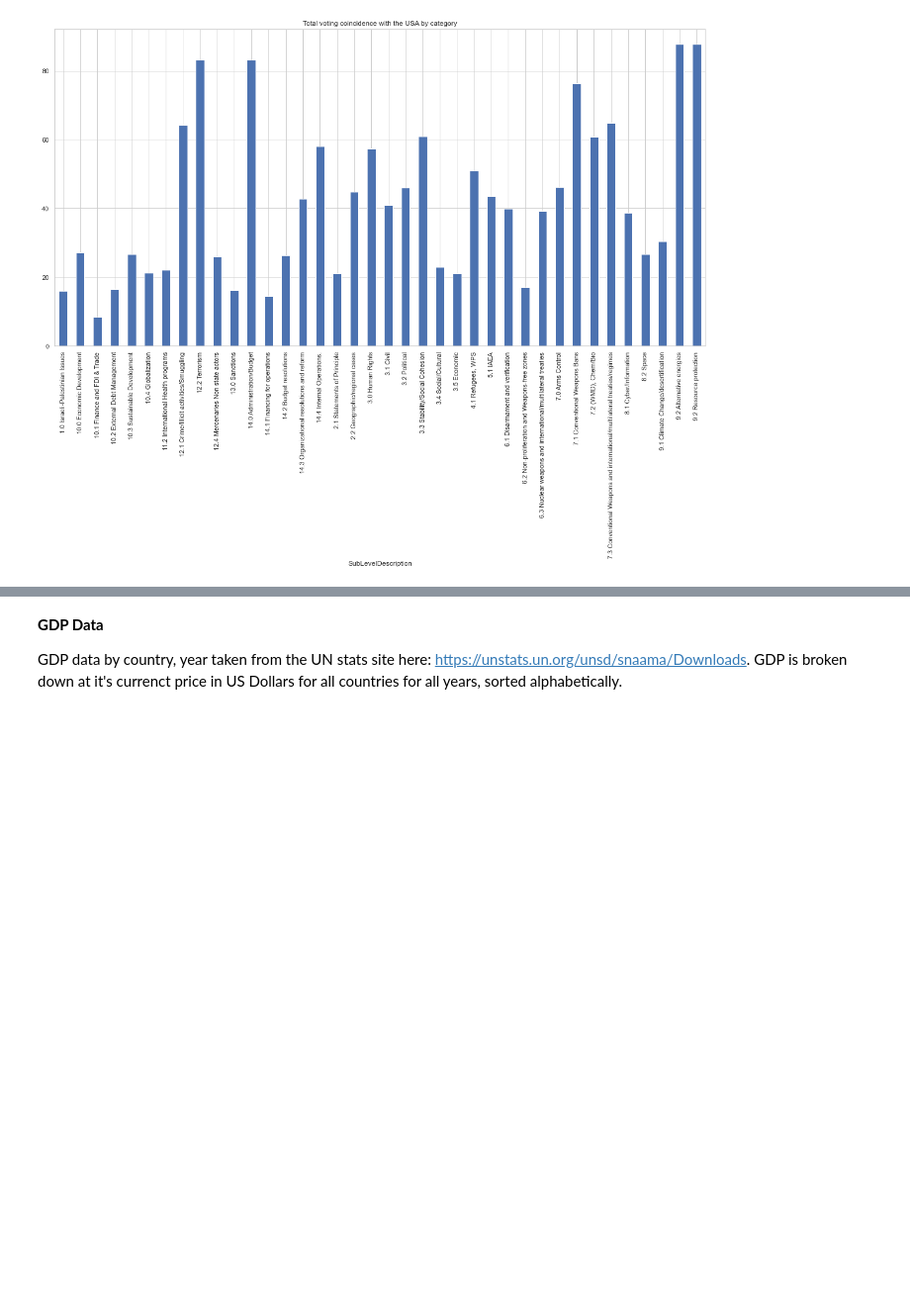
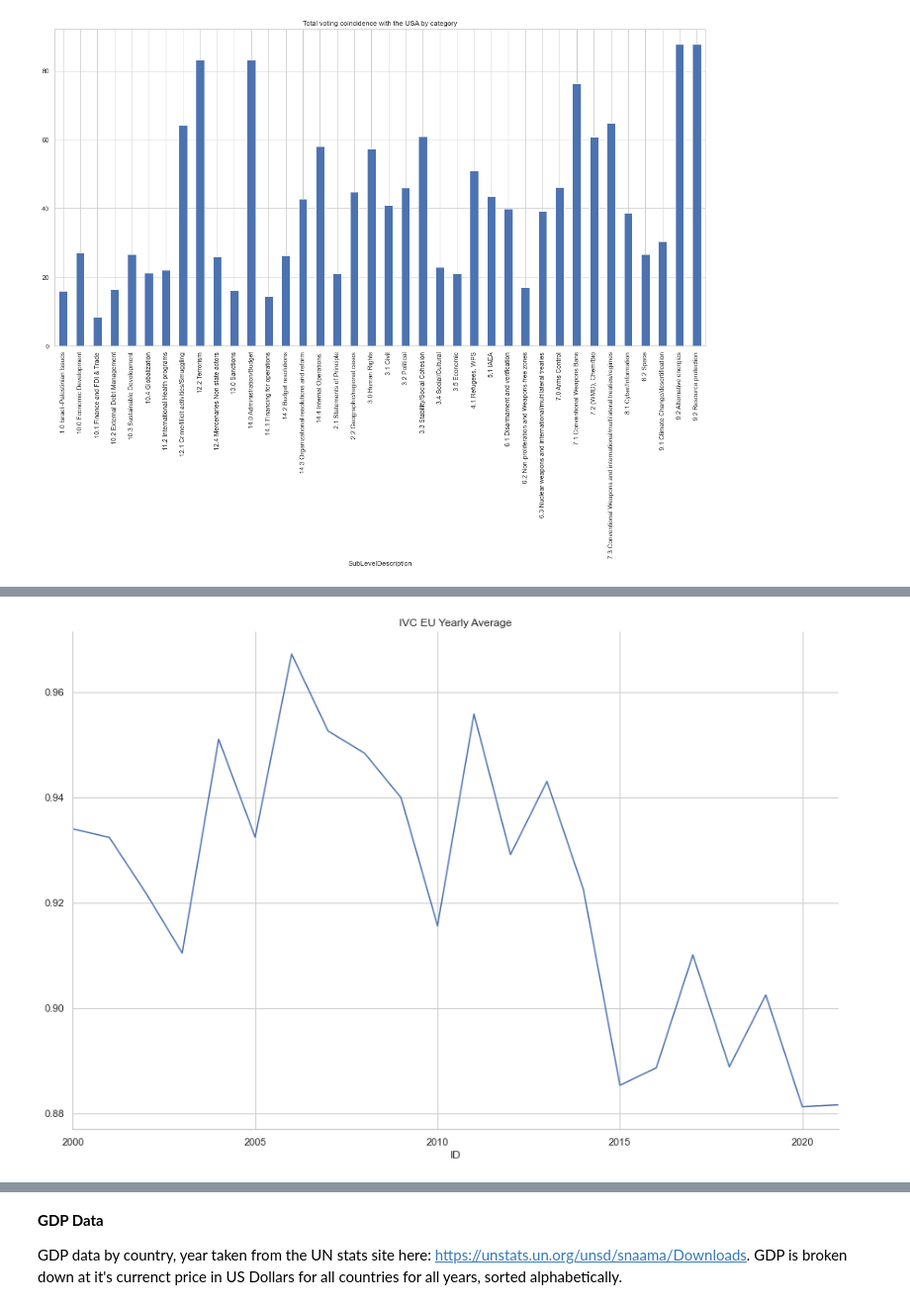
Before and after one commit to KingJohn1024/united-nations-general-assembly-voting, a Jupyter notebook: UN GA Voting Analysis.ipynb, the cells around one changed output, grey strips where cells are left out. Shown at 99% size. Drawn from its saved outputs; the diff is of its cells as text; code cells hidden in the pictures; blank space fills up the shorter version.

```diff
--- a/UN GA Voting Analysis.ipynb
+++ b/UN GA Voting Analysis.ipynb
@@ -394,16 +389,0 @@ $$IVC = \frac{2*[(n_{y}-1)*n_{y}+(n_{n}-1)*n_{n}+(n_{a}-1)*n_{a}+n_{a}*(n_{y}+n_
-# %%
-# Compute IVC
-xf.head()
-
-# Define EU country membership
-EU_CNTRY_CODES = ['AUT', 'BEL', 'BRG', 'HRV', 'CYP', 'CZE', 'DNK', 'EST', 'FIN', 'FRA', 'DEU', 'GRC', 'HUN', 'IRL',
-                  'ITA', 'LVA', 'LTU', 'LUX', 'MLT', 'NLD', 'POL', 'PRT', 'ROU', 'SVK', 'SVN', 'ESP', 'SWE']
-
-# Compute IVC for EU across all resultions over time
-n_y = (xf[xf.index.isin(EU_CNTRY_CODES)] == 'Y').sum()
-n_n = (xf[xf.index.isin(EU_CNTRY_CODES)] == 'N').sum()
-n_a = (xf[xf.index.isin(EU_CNTRY_CODES)] == 'A').sum()
-N = n_y + n_n + n_a
-ivc = (2 * ((n_y-1) * n_y + (n_n-1) * n_n + (n_a-1) * n_a + n_a * (n_y+n_n) - (N**2/2)+N)) / N**2
-
-ivc = ivc.reset_index().rename(columns={'index': 'ID', 0: 'IVC'})
@@ -506,0 +456,18 @@ with HyperProcess(telemetry=Telemetry.SEND_USAGE_DATA_TO_TABLEAU ) as hyper:
+# %%
+def compute_ivc(bloc):
+    # Compute IVC for a given bloc across all resultions over time
+    n_y = (xf[xf.index.isin(blocs.get(bloc))] == 'Y').sum()
+    n_n = (xf[xf.index.isin(blocs.get(bloc))] == 'N').sum()
+    n_a = (xf[xf.index.isin(blocs.get(bloc))] == 'A').sum()
+    N = n_y + n_n + n_a
+    ivc = (2 * ((n_y-1) * n_y + (n_n-1) * n_n + (n_a-1) * n_a + n_a * (n_y+n_n) - (N**2/2)+N)) / N**2
+    ivc = ivc.reset_index().rename(columns={'index': 'ID', 0: 'IVC'})
+    ivc['VotingBloc'] = bloc
+    return ivc[['VotingBloc', 'ID', 'IVC']]
+# %%
+# Compute IVC from country / resolution vote matrix
+frames = []
+for b, _ in blocs.items():
+    print(f'Computing IVC for {b}')
+    frames.append(compute_ivc(bloc=b))
+ivc = pd.concat(frames)
@@ -506,0 +509,10 @@ with HyperProcess(telemetry=Telemetry.SEND_USAGE_DATA_TO_TABLEAU ) as hyper:
+# %%
+# Add yearly average IVC plots
+voting_bloc = 'EU'
+xivc = ivc[ivc.VotingBloc == voting_bloc].copy()
+xivc.index = pd.to_datetime(xivc.set_index('ID').index.map(df.set_index('ID')['ActionDate'].to_dict()))
+ax = xivc['IVC'].resample('Y').mean().plot(figsize=(15, 10), title=f'IVC {voting_bloc} Yearly Average')
+ax.spines['right'].set_visible(False)
+ax.spines['top'].set_visible(False)
+# %% [output]
+[figure, added]
```
Also changed, not shown: parts of 30 cells of this notebook.
